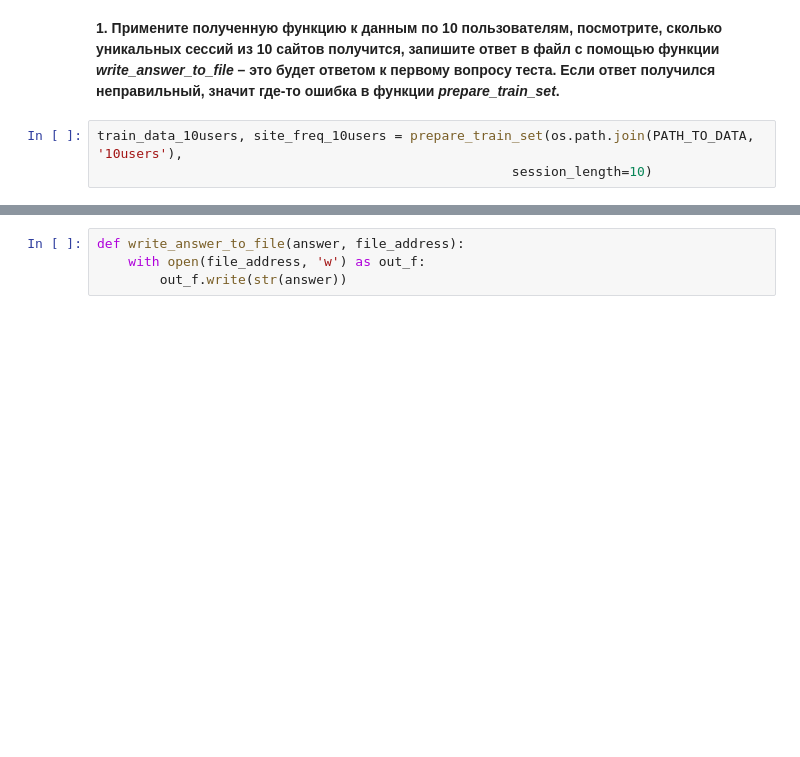
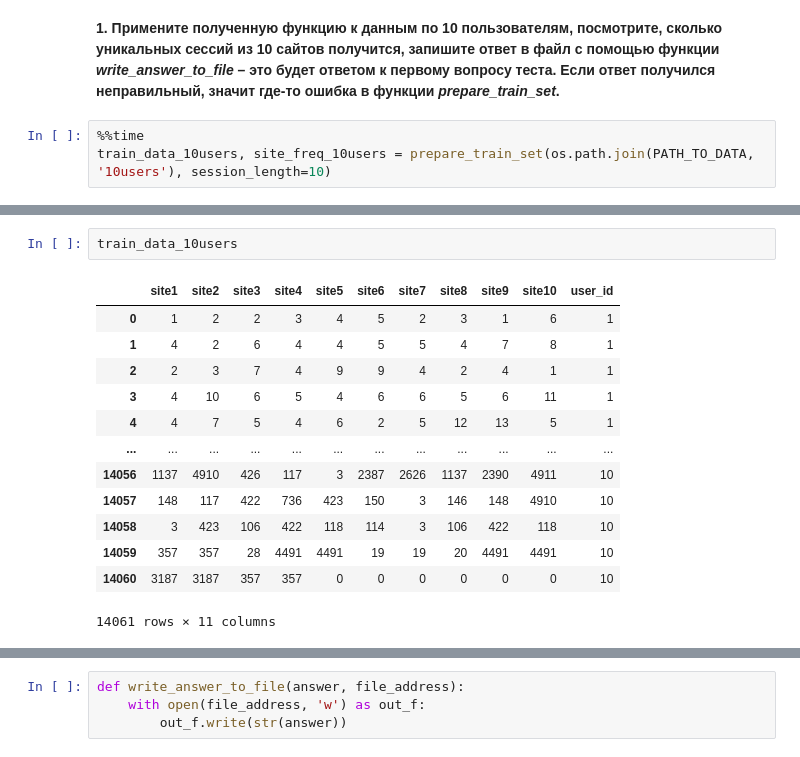
Before and after one commit to Uniholder/Specialization-Yandex-MIPT, a Jupyter notebook: 6_Final_projects/User_identification/week1_prepare_dataset.ipynb, the cells around one changed output, grey strips where cells are left out. Drawn from its saved outputs; the diff is of its cells as text; blank space fills up the shorter version.

Commit message:
week1 user id

```diff
--- a/6_Final_projects/User_identification/week1_prepare_dataset.ipynb
+++ b/6_Final_projects/User_identification/week1_prepare_dataset.ipynb
@@ -399,6 +427,6 @@ site_freq_3users
 # %% [markdown]
 **1. Примените полученную функцию к данным по 10 пользователям, посмотрите, сколько уникальных сессий из 10 сайтов получится, запишите ответ в файл с помощью функции *write_answer_to_file* – это будет ответом к первому вопросу теста. Если ответ получился неправильный, значит где-то ошибка в функции *prepare_train_set*.**
 # %%
-train_data_10users, site_freq_10users = prepare_train_set(os.path.join(PATH_TO_DATA, '10users'),
-                                                     session_length=10)
+%%time
+train_data_10users, site_freq_10users = prepare_train_set(os.path.join(PATH_TO_DATA, '10users'), session_length=10)
 # %% [output]
@@ -405,0 +435,16 @@ KeyboardInterrupt:
+# %%
+train_data_10users
+# %% [output]
+|  | site1 | site2 | site3 | site4 | site5 | site6 | site7 | site8 | site9 | site10 | user_id |
+| 0 | 1 | 2 | 2 | 3 | 4 | 5 | 2 | 3 | 1 | 6 | 1 |
+| 1 | 4 | 2 | 6 | 4 | 4 | 5 | 5 | 4 | 7 | 8 | 1 |
+| 2 | 2 | 3 | 7 | 4 | 9 | 9 | 4 | 2 | 4 | 1 | 1 |
+| 3 | 4 | 10 | 6 | 5 | 4 | 6 | 6 | 5 | 6 | 11 | 1 |
+| 4 | 4 | 7 | 5 | 4 | 6 | 2 | 5 | 12 | 13 | 5 | 1 |
+| ... | ... | ... | ... | ... | ... | ... | ... | ... | ... | ... | ... |
+| 14056 | 1137 | 4910 | 426 | 117 | 3 | 2387 | 2626 | 1137 | 2390 | 4911 | 10 |
+| 14057 | 148 | 117 | 422 | 736 | 423 | 150 | 3 | 146 | 148 | 4910 | 10 |
+| 14058 | 3 | 423 | 106 | 422 | 118 | 114 | 3 | 106 | 422 | 118 | 10 |
+| 14059 | 357 | 357 | 28 | 4491 | 4491 | 19 | 19 | 20 | 4491 | 4491 | 10 |
+| 14060 | 3187 | 3187 | 357 | 357 | 0 | 0 | 0 | 0 | 0 | 0 | 10 |
+14061 rows × 11 columns
```
Also changed, not shown: parts of 42 cells of this notebook.
